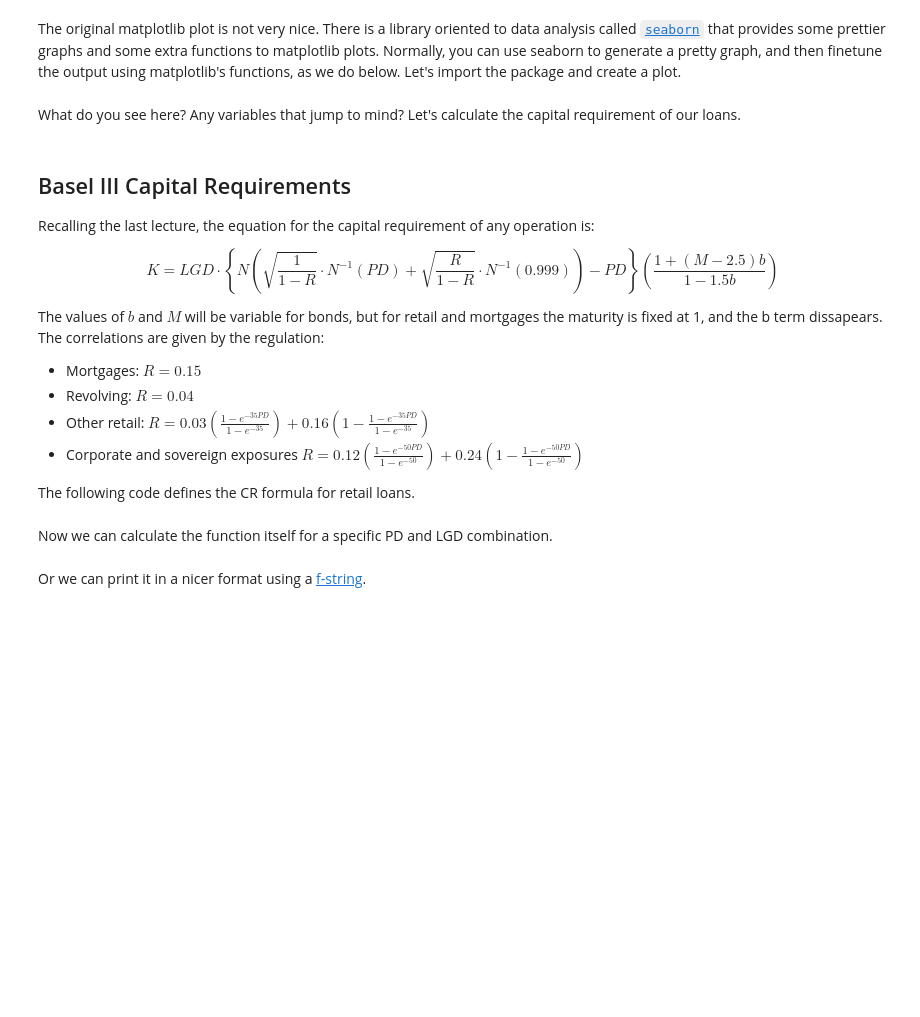
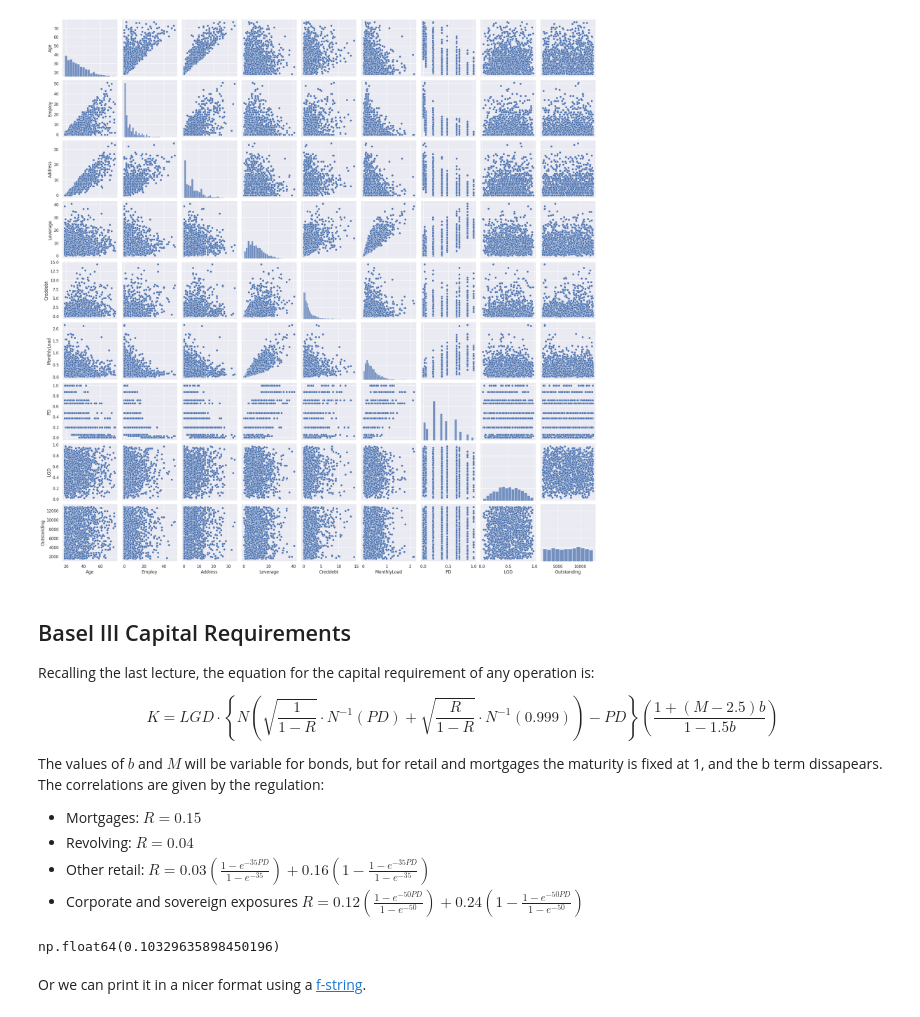
Before and after one commit to CBravoR/AdvancedAnalyticsLabs, a Jupyter notebook: notebooks/python/Lab_2_Capital_Requirements_and_Pandas.ipynb, the cells around one changed output. Drawn from its saved outputs; the diff is of its cells as text; code cells hidden in the pictures; blank space fills up the shorter version.

````diff
--- a/notebooks/python/Lab_2_Capital_Requirements_and_Pandas.ipynb
+++ b/notebooks/python/Lab_2_Capital_Requirements_and_Pandas.ipynb
@@ -46,3 +57,3 @@ We now read the data. Pandas can read and write from (and into) many different t
 # %%
-bankloan_data = pd.read_csv('./bankloan_scored_nodefault.csv', sep=',')
+bankloan_data = pd.read_csv('/content/bankloan_scored_nodefault.csv')
 # %%
@@ -92,2 +126,0 @@ bankloan_data.iloc[0:5, 1:2]
-# %% [markdown]
-The original matplotlib plot is not very nice. There is a library oriented to data analysis called [```seaborn```](https://seaborn.pydata.org/) that provides some prettier graphs and some extra functions to matplotlib plots. Normally, you can use seaborn to generate a pretty graph, and then finetune the output using matplotlib's functions, as we do below. Let's import the package and create a plot.
@@ -96,18 +127,11 @@ import seaborn as sns
-# %%
-# Configure the basic structure of the plots
-sns.set_theme(color_codes=True)
-
-# Create a pairplot in seaborn. Takes a while as several plots are run.
-sns.pairplot(bankloan_data)
-
-# Use matplotlib to tweak the outcome and save the plot as a PDF and JPG file
-plt.savefig('Hist.pdf')
-plt.savefig('Hist.jpg')
-
-# Show the plot inlined in the notebook
-plt.show()
-# %% [markdown]
-What do you see here? Any variables that jump to mind? Let's calculate the capital requirement of our loans.
+# %%
+sns.set(color_codes=True)
+sns.pairplot(bankloan_data)
+plt.savefig('Hist.pdf')
+plt.savefig('Hist.jpg')
+plt.show()
+# %% [output]
+[figure, added]
 # %% [markdown]
 ## Basel III Capital Requirements
 
@@ -123,8 +147,6 @@ The values of $b$ and $M$ will be variable for bonds, but for retail and mortgag
 - Revolving: $R = 0.04$
 - Other retail: $R = 0.03 \left( \frac{1 - e^{-35PD}}{1 - e^{-35}} \right) + 0.16 \left( 1 - \frac{1 - e^{-35PD}}{1 - e^{-35}} \right)$
 - Corporate and sovereign exposures $ R = 0.12 \left( \frac{1 - e^{-50PD}}{1 - e^{-50}} \right) + 0.24 \left( 1 - \frac{1 - e^{-50PD}}{1 - e^{-50}} \right)$
-
-The following code defines the CR formula for retail loans.
 # %%
 #Other retail
 def capital_requirement_retail(PD, LGD):
@@ -146,10 +164,10 @@ def capital_requirement_retail(PD, LGD):
                np.sqrt( R / (1 - R) ) * norm.ppf(0.999) ) - PD
   K *= LGD
   return(K)
-# %% [markdown]
-Now we can calculate the function itself for a specific PD and LGD combination.
 # %%
-capital_requirement_retail(LGD = 0.5, PD = 0.4)
+capital_requirement_retail(0.5, 0.5)
+# %% [output]
+np.float64(0.10329635898450196)
 # %% [markdown]
 Or we can print it in a nicer format using a [f-string](https://statics.teams.cdn.office.net/evergreen-assets/safelinks/1/atp-safelinks.html).
 # %%
````
Also changed, not shown: parts of 40 cells of this notebook.
